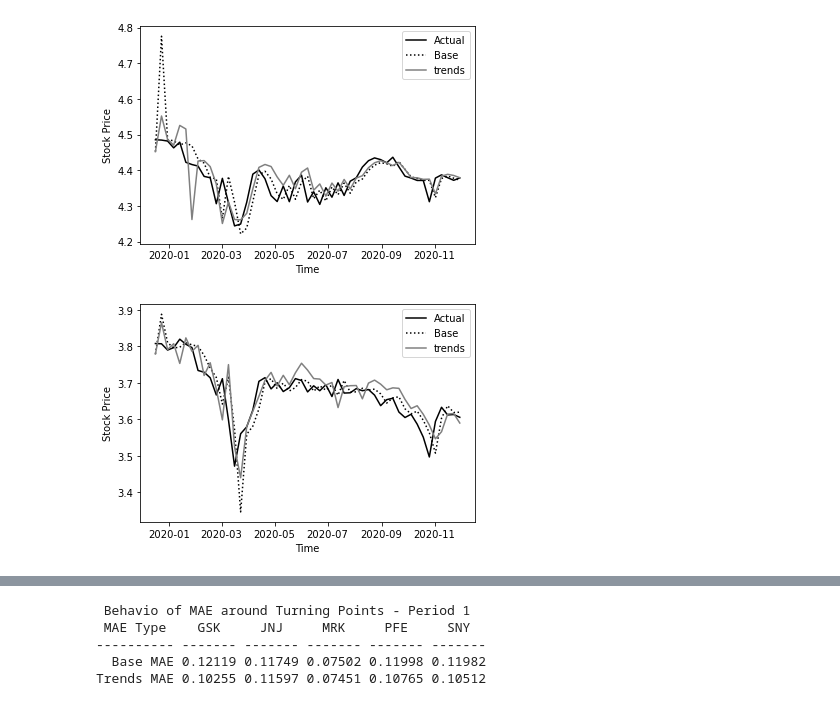
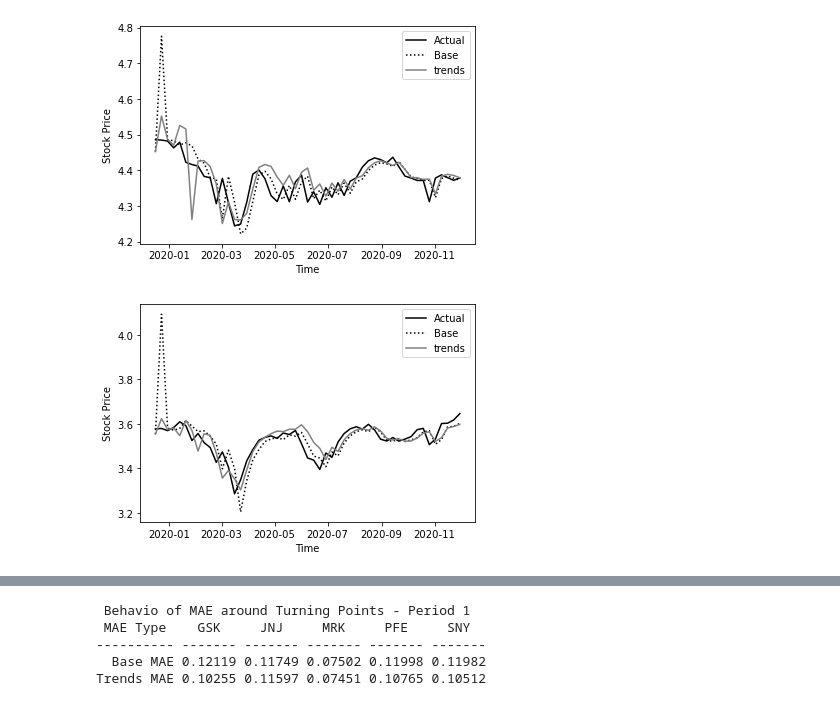
Before and after one commit to epfl-ada/ada-2020-project-milestone-p3-p3_illusions, a Jupyter notebook: extension_2020.ipynb, the cells around one changed output, grey strips where cells are left out. Saved outputs shown, nothing was run; the diff lists cells and outputs as text; code cells hidden in the pictures.

```diff
--- a/extension_2020.ipynb
+++ b/extension_2020.ipynb
@@ -284,8 +318,7 @@ plot(JNJ_2020, JNJ_actual_2020, JNJ_base_2020, JNJ_flu_2020)
 plot(MRK_2020, MRK_actual_2020, MRK_base_2020, MRK_flu_2020)
 # %% [output]
 [figure]
-# %%
-# GSK Trends
-plot(GSK_2020, GSK_actual_2020, GSK_base_2020, GSK_trends_2020)
-# %% [output]
-[figure, removed]
+# %%
+plot(PFE_2020, PFE_actual_2020, PFE_base_2020, PFE_flu_2020)
+# %% [output]
+[figure, added]
```
Also changed, not shown: parts of 18 cells of this notebook.
